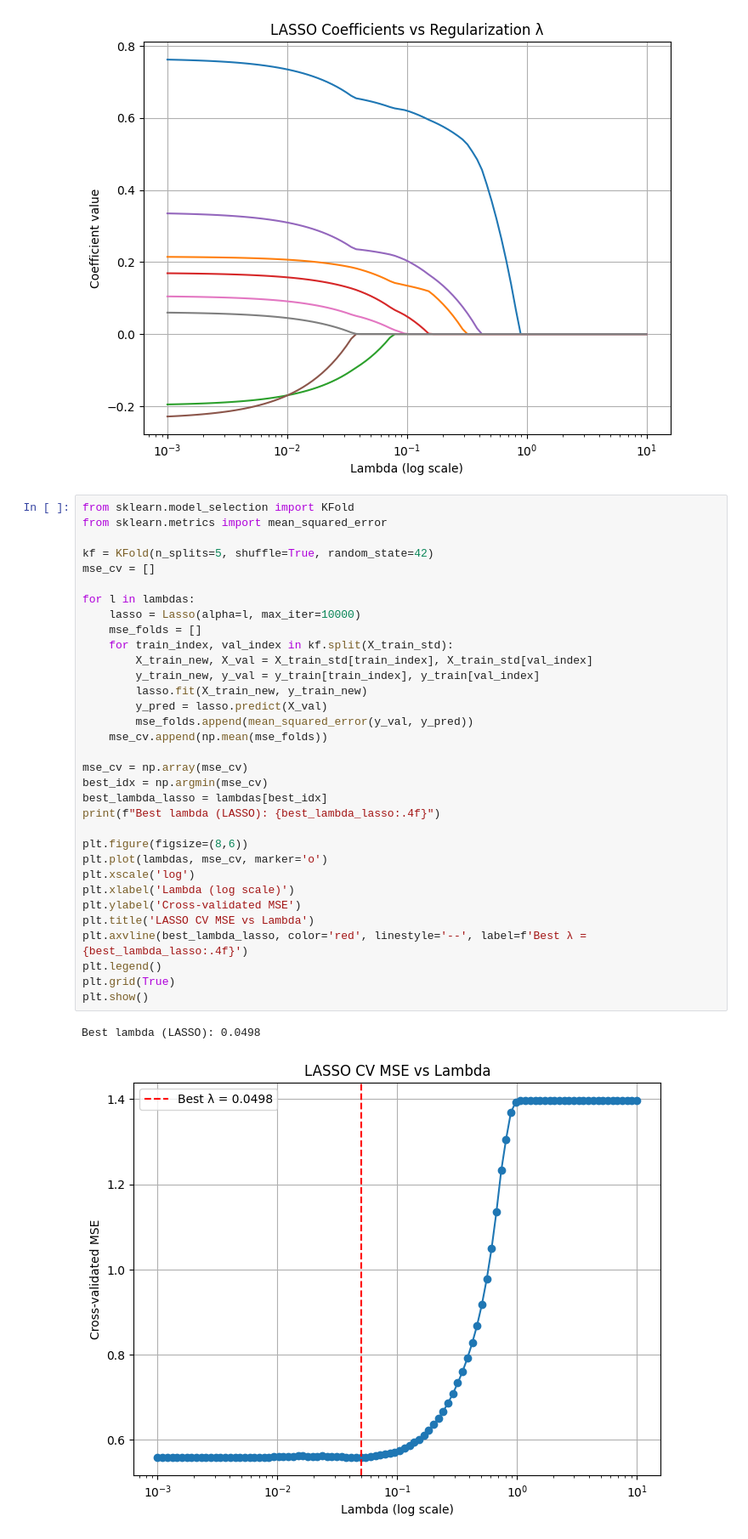
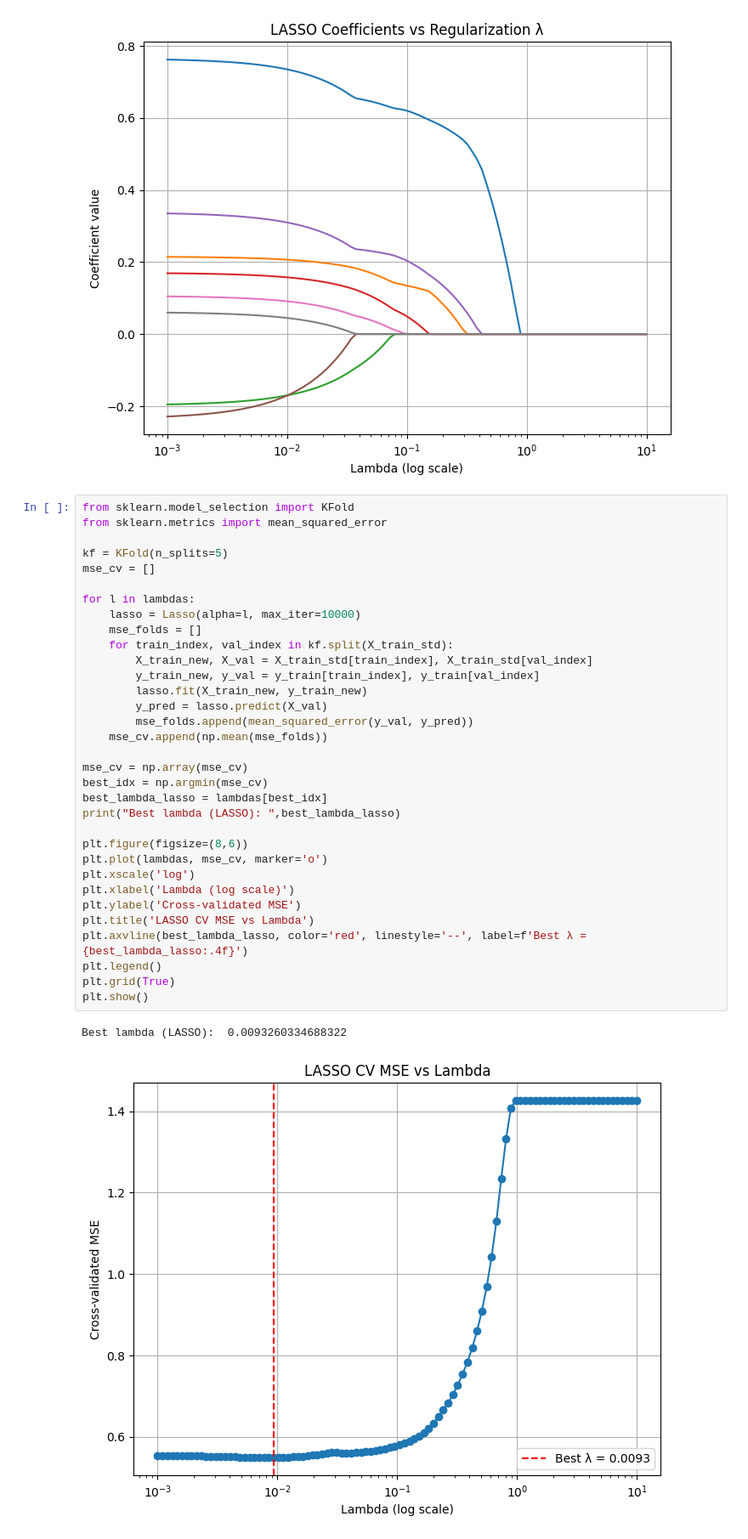
Before and after one commit to milanolivia/decision-apprentissage, a Jupyter notebook: lab1_AMORRI_MILANO/lab1.ipynb, the cells around one changed output. Shown: that part at 85% size. Drawn from its saved outputs; the diff is of its cells as text.

```diff
--- a/lab1_AMORRI_MILANO/lab1.ipynb
+++ b/lab1_AMORRI_MILANO/lab1.ipynb
@@ -506,38 +506,38 @@ plt.show()
 from sklearn.model_selection import KFold
 from sklearn.metrics import mean_squared_error
 
-kf = KFold(n_splits=5, shuffle=True, random_state=42)
+kf = KFold(n_splits=5)
 mse_cv = []
 
 for l in lambdas:
     lasso = Lasso(alpha=l, max_iter=10000)
     mse_folds = []
     for train_index, val_index in kf.split(X_train_std):
         X_train_new, X_val = X_train_std[train_index], X_train_std[val_index]
         y_train_new, y_val = y_train[train_index], y_train[val_index]
         lasso.fit(X_train_new, y_train_new)
         y_pred = lasso.predict(X_val)
         mse_folds.append(mean_squared_error(y_val, y_pred))
     mse_cv.append(np.mean(mse_folds))
 
 mse_cv = np.array(mse_cv)
 best_idx = np.argmin(mse_cv)
 best_lambda_lasso = lambdas[best_idx]
-print(f"Best lambda (LASSO): {best_lambda_lasso:.4f}")
+print("Best lambda (LASSO): ",best_lambda_lasso)
 
 plt.figure(figsize=(8,6))
 plt.plot(lambdas, mse_cv, marker='o')
 plt.xscale('log')
 plt.xlabel('Lambda (log scale)')
 plt.ylabel('Cross-validated MSE')
 plt.title('LASSO CV MSE vs Lambda')
 plt.axvline(best_lambda_lasso, color='red', linestyle='--', label=f'Best λ = {best_lambda_lasso:.4f}')
 plt.legend()
 plt.grid(True)
 plt.show()
 # %% [output]
-Best lambda (LASSO): 0.0498
+Best lambda (LASSO):  0.0093260334688322
-[figure, old version]
+[figure, new version]
 # %%
 lasso_best = Lasso(alpha=best_lambda_lasso, max_iter=10000)
 lasso_best.fit(X_train_std, y_train)
```
Also changed, not shown: parts of 3 cells of this notebook.
